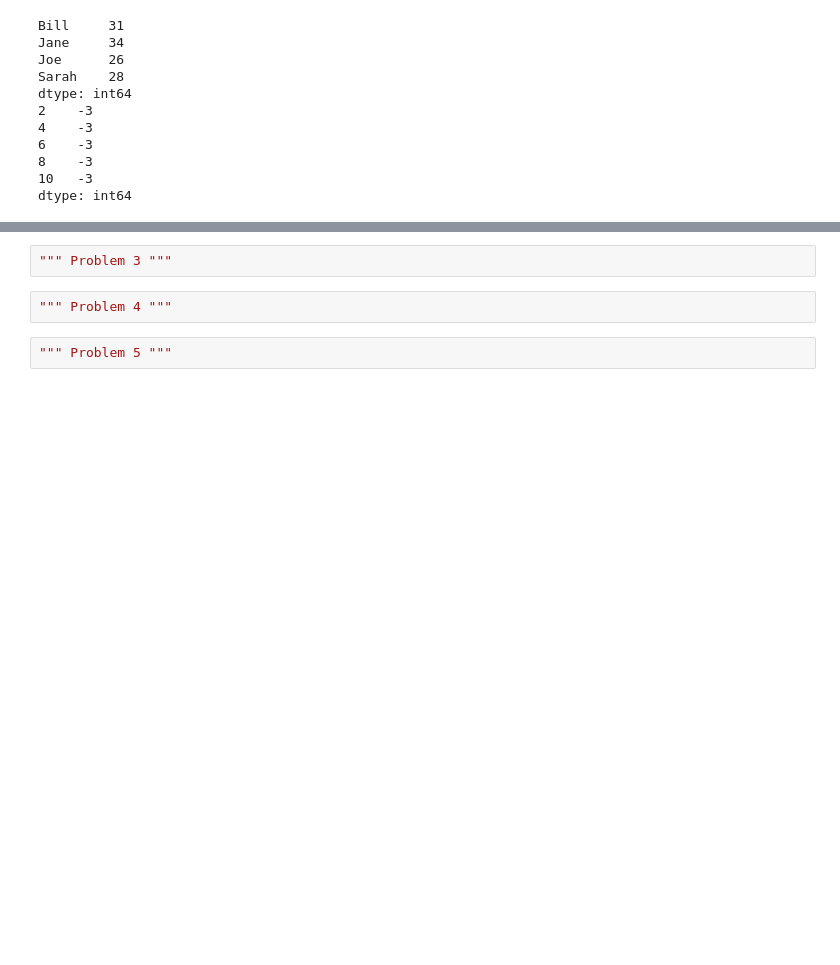
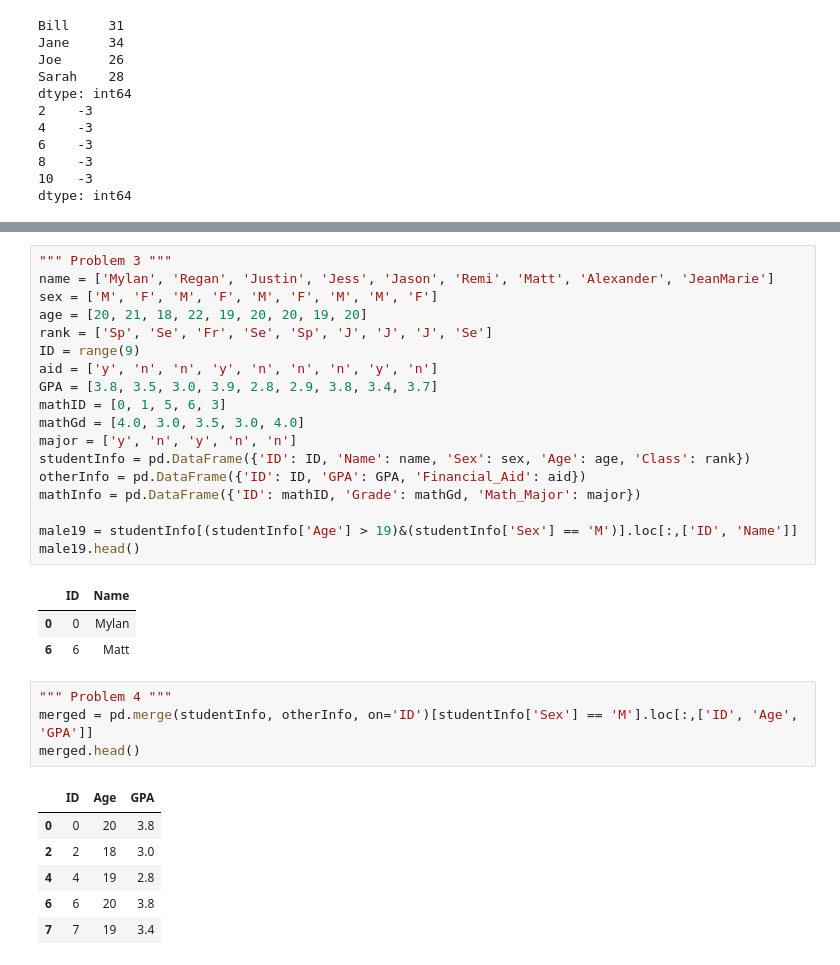
Before and after one commit to deehrlich/BootCamp2017, a Jupyter notebook: ProbSets/Computation/Week 2/Ehrlich_Pandas1.ipynb, the cells around one changed output, grey strips where cells are left out. Cells and saved outputs as stored; diff of their text form; blank space fills up the shorter version.

```diff
--- a/ProbSets/Computation/Week 2/Ehrlich_Pandas1.ipynb
+++ b/ProbSets/Computation/Week 2/Ehrlich_Pandas1.ipynb
@@ -42,6 +62,33 @@ plt.close()
-# %%
-""" Problem 3 """
-# %%
-""" Problem 4 """
-# %%
-""" Problem 5 """
+# %%
+""" Problem 3 """
+name = ['Mylan', 'Regan', 'Justin', 'Jess', 'Jason', 'Remi', 'Matt', 'Alexander', 'JeanMarie']
+sex = ['M', 'F', 'M', 'F', 'M', 'F', 'M', 'M', 'F']
+age = [20, 21, 18, 22, 19, 20, 20, 19, 20]
+rank = ['Sp', 'Se', 'Fr', 'Se', 'Sp', 'J', 'J', 'J', 'Se']
+ID = range(9)
+aid = ['y', 'n', 'n', 'y', 'n', 'n', 'n', 'y', 'n']
+GPA = [3.8, 3.5, 3.0, 3.9, 2.8, 2.9, 3.8, 3.4, 3.7]
+mathID = [0, 1, 5, 6, 3]
+mathGd = [4.0, 3.0, 3.5, 3.0, 4.0]
+major = ['y', 'n', 'y', 'n', 'n']
+studentInfo = pd.DataFrame({'ID': ID, 'Name': name, 'Sex': sex, 'Age': age, 'Class': rank})
+otherInfo = pd.DataFrame({'ID': ID, 'GPA': GPA, 'Financial_Aid': aid})
+mathInfo = pd.DataFrame({'ID': mathID, 'Grade': mathGd, 'Math_Major': major})
+
+male19 = studentInfo[(studentInfo['Age'] > 19)&(studentInfo['Sex'] == 'M')].loc[:,['ID', 'Name']]
+male19.head()
+# %% [output]
+|  | ID | Name |
+| 0 | 0 | Mylan |
+| 6 | 6 | Matt |
+# %%
+""" Problem 4 """
+merged = pd.merge(studentInfo, otherInfo, on='ID')[studentInfo['Sex'] == 'M'].loc[:,['ID', 'Age', 'GPA']]
+merged.head()
+# %% [output]
+|  | ID | Age | GPA |
+| 0 | 0 | 20 | 3.8 |
+| 2 | 2 | 18 | 3.0 |
+| 4 | 4 | 19 | 2.8 |
+| 6 | 6 | 20 | 3.8 |
+| 7 | 7 | 19 | 3.4 |
```
Also changed, not shown: parts of 2 cells of this notebook, 15 other files.
